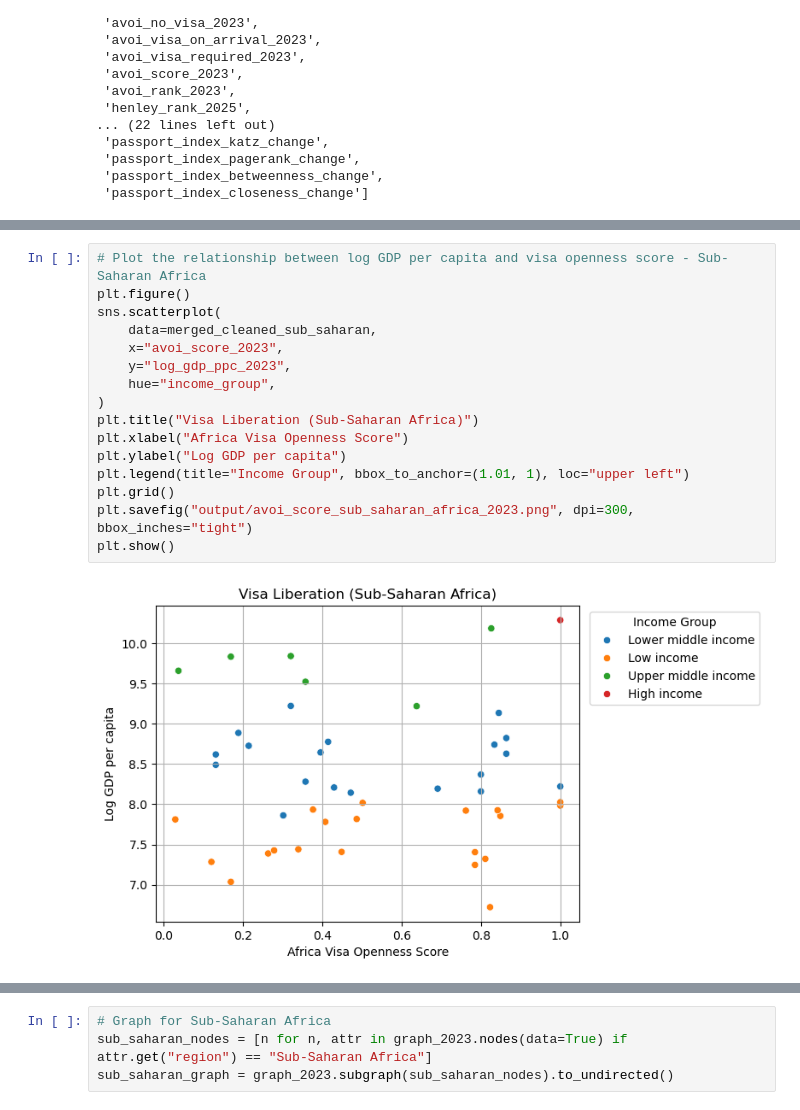
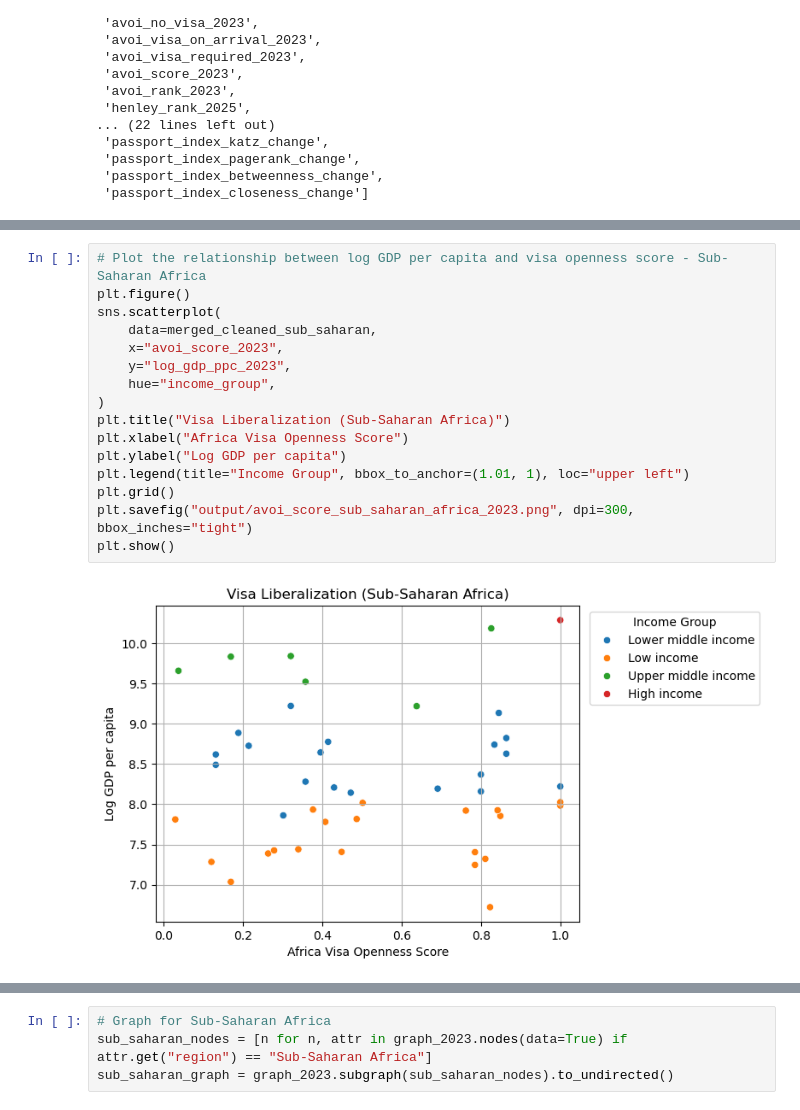
Before and after one commit to mtwesley/africa-visa-liberalization, a Jupyter notebook: notebook.ipynb, the cells around one changed output, grey strips where cells are left out. Saved outputs shown, nothing was run; the diff lists cells and outputs as text.

```diff
--- a/notebook.ipynb
+++ b/notebook.ipynb
@@ -769,21 +769,21 @@ Notes:
 # %%
 # Plot the relationship between log GDP per capita and visa openness score - Sub-Saharan Africa
 plt.figure()
 sns.scatterplot(
     data=merged_cleaned_sub_saharan,
     x="avoi_score_2023",
     y="log_gdp_ppc_2023",
     hue="income_group",
 )
-plt.title("Visa Liberation (Sub-Saharan Africa)")
+plt.title("Visa Liberalization (Sub-Saharan Africa)")
 plt.xlabel("Africa Visa Openness Score")
 plt.ylabel("Log GDP per capita")
 plt.legend(title="Income Group", bbox_to_anchor=(1.01, 1), loc="upper left")
 plt.grid()
 plt.savefig("output/avoi_score_sub_saharan_africa_2023.png", dpi=300, bbox_inches="tight")
 plt.show()
 # %% [output]
-[figure, old version]
+[figure, new version]
 # %%
 # Plot the relationship between log GDP per capita and visa openness score - North Africa
 plt.figure()
```
Also changed, not shown: parts of 25 cells of this notebook.
